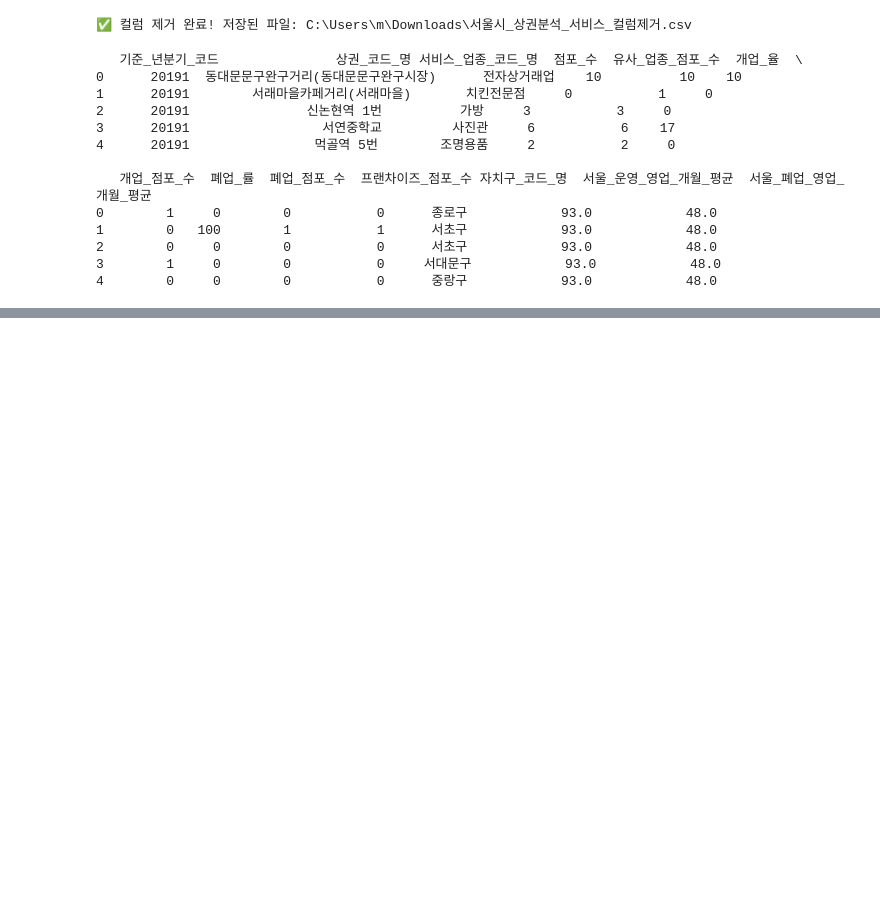
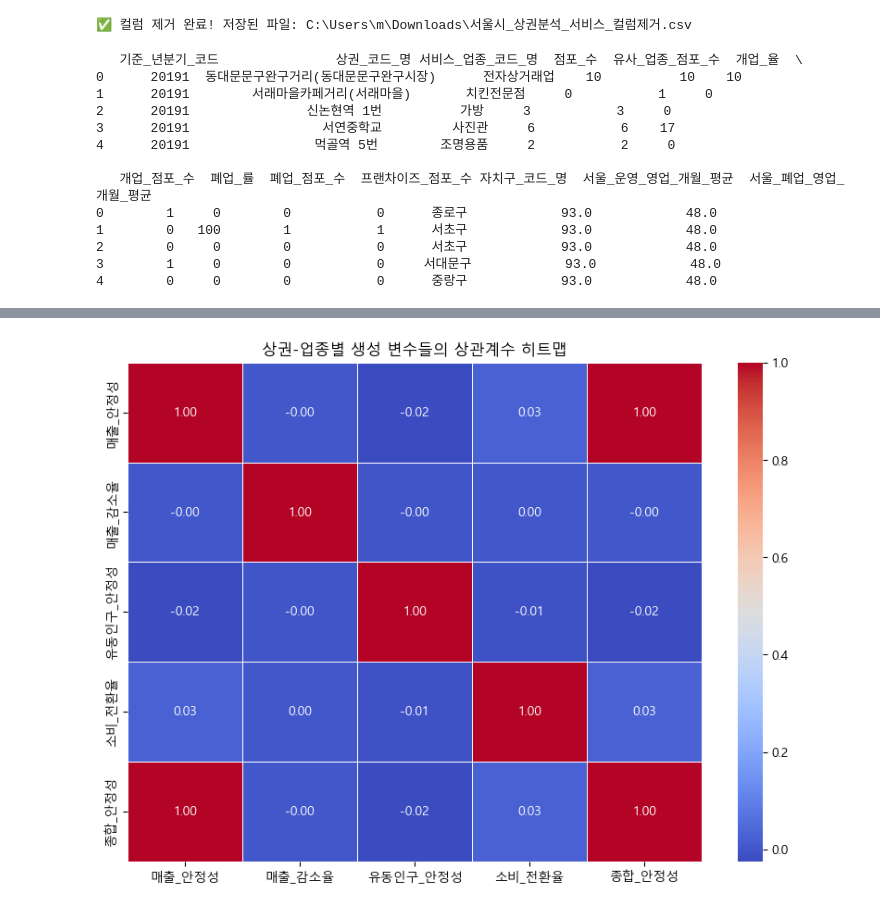
Before and after one commit to medici-bda10-sda/sda.final.project, a Jupyter notebook: 지표 생성 및 데이터 전처리 관련 코드.ipynb, the cells around one changed output, grey strips where cells are left out. Cells and saved outputs as stored; diff of their text form; code cells hidden in the pictures; blank space fills up the shorter version.

```diff
--- a/지표 생성 및 데이터 전처리 관련 코드.ipynb
+++ b/지표 생성 및 데이터 전처리 관련 코드.ipynb
@@ -281,0 +775,41 @@ print(df.head())  # 데이터 샘플 확인
+# %%
+import pandas as pd
+import seaborn as sns
+import matplotlib.pyplot as plt
+
+# CSV 파일 불러오기
+file_path = "C:\\Users\\m\\Downloads\\서울시_상권분석_서비스_매출추가.csv"
+df = pd.read_csv(file_path)
+
+# 🟢 '연분기'를 정렬 (중요!)
+df = df.sort_values(by=["상권명", "업종명", "연분기"])
+
+# 🟢 상권-업종별 이전 분기 매출 추가
+df["이전_매출"] = df.groupby(["상권명", "업종명"])["매출_금액"].shift(1)
+
+# 🟢 매출 안정성 (상권-업종별 변동성)
+df["매출_안정성"] = df.groupby(["상권명", "업종명"])["매출_금액"].rolling(window=4, min_periods=1).std().reset_index(level=[0,1], drop=True)
+
+# 🟢 매출 감소율 (이전 분기 대비 변화율)
+df["매출_감소율"] = (df["이전_매출"] - df["매출_금액"]) / df["이전_매출"] * 100
+
+# 🟢 유동인구 안정성 (상권-업종별 유동인구 변동성)
+df["유동인구_안정성"] = df.groupby(["상권명", "업종명"])["유동인구수"].rolling(window=4, min_periods=1).std().reset_index(level=[0,1], drop=True)
+
+# 🟢 소비 전환율 (유동인구 대비 매출 건수 비율)
+df["소비_전환율"] = df["매출_건수"] / df["유동인구수"]
+
+# 🟢 종합 안정성 (매출 안정성과 유동인구 안정성의 평균)
+df["종합_안정성"] = (df["매출_안정성"] + df["유동인구_안정성"]) / 2
+
+# 🟢 새로운 변수들의 상관관계 분석
+selected_features = ["매출_안정성", "매출_감소율", "유동인구_안정성", "소비_전환율", "종합_안정성"]
+corr_matrix = df[selected_features].corr()
+
+# 🟢 히트맵 시각화
+plt.figure(figsize=(10, 7))
+sns.heatmap(corr_matrix, annot=True, cmap="coolwarm", fmt=".2f", linewidths=0.5)
+plt.title("상권-업종별 생성 변수들의 상관계수 히트맵")
+plt.show()
+# %% [output]
+[figure, added]
```
Also changed, not shown: parts of 18 cells of this notebook.
